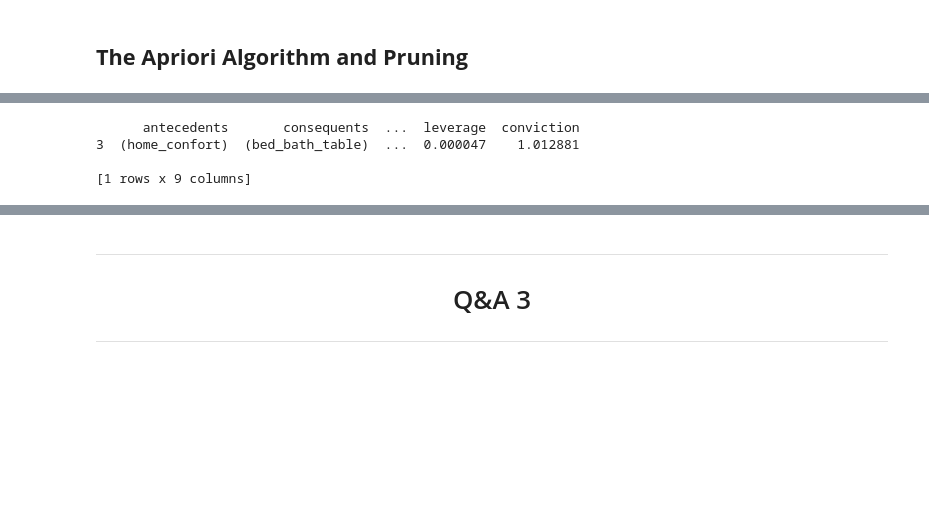
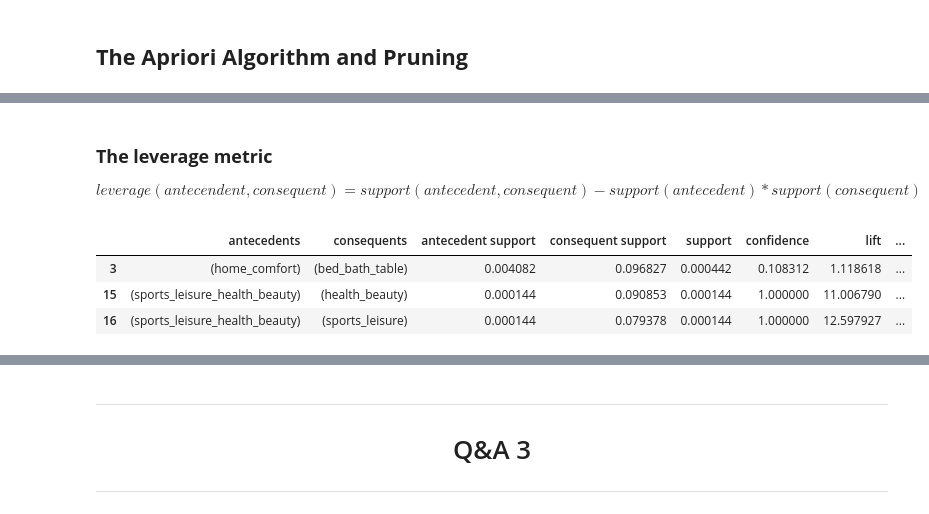
Before and after one commit to datacamp/Market-Basket-Analysis-in-python-live-training, a Jupyter notebook: notebooks/market_basket_analysis_in_python_solution.ipynb, the cells around one changed output, grey strips where cells are left out. Drawn from its saved outputs; the diff is of its cells as text; code cells hidden in the pictures; blank space fills up the shorter version.

```diff
--- a/notebooks/market_basket_analysis_in_python_solution.ipynb
+++ b/notebooks/market_basket_analysis_in_python_solution.ipynb
@@ -532,11 +602,15 @@ print(rules)
+# %% [markdown]
+### **The leverage metric**
+
+$$leverage(antecendent, consequent) = support(antecedent, consequent) - support(antecedent) * support(consequent)$$
 # %%
 # Select rules with leverage higher than 0.0.
 rules = rules[rules['leverage'] > 0.0]
 
 # Print rules.
-print(rules)
+rules
 # %% [output]
-      antecedents       consequents  ...  leverage  conviction
-3  (home_confort)  (bed_bath_table)  ...  0.000047    1.012881
-
-[1 rows x 9 columns]
+|  | antecedents | consequents | antecedent support | consequent support | support | confidence | lift | ... |
+| 3 | (home_comfort) | (bed_bath_table) | 0.004082 | 0.096827 | 0.000442 | 0.108312 | 1.118618 | ... |
+| 15 | (sports_leisure_health_beauty) | (health_beauty) | 0.000144 | 0.090853 | 0.000144 | 1.000000 | 11.006790 | ... |
+| 16 | (sports_leisure_health_beauty) | (sports_leisure) | 0.000144 | 0.079378 | 0.000144 | 1.000000 | 12.597927 | ... |
```
Also changed, not shown: parts of 32 cells of this notebook.
